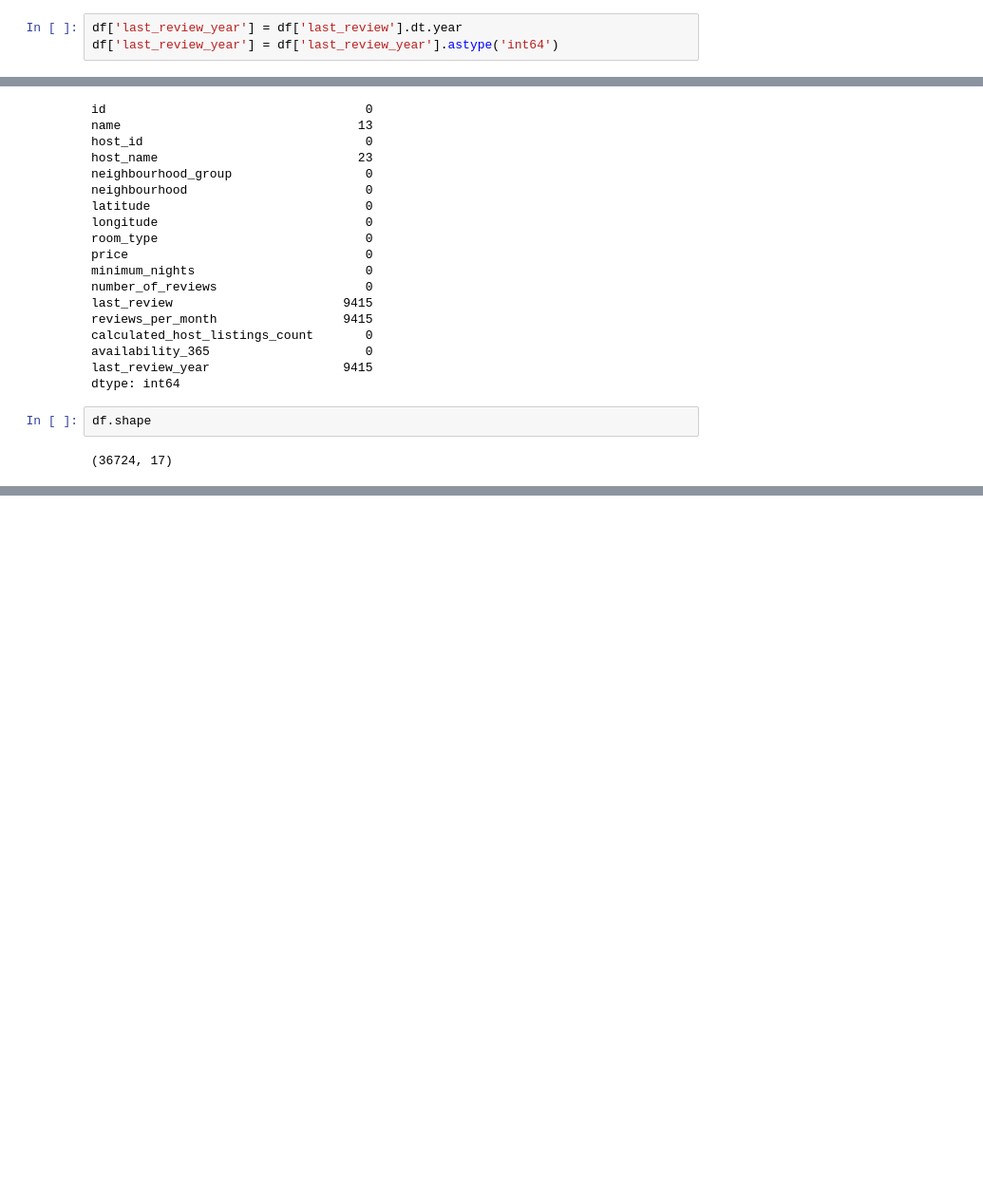
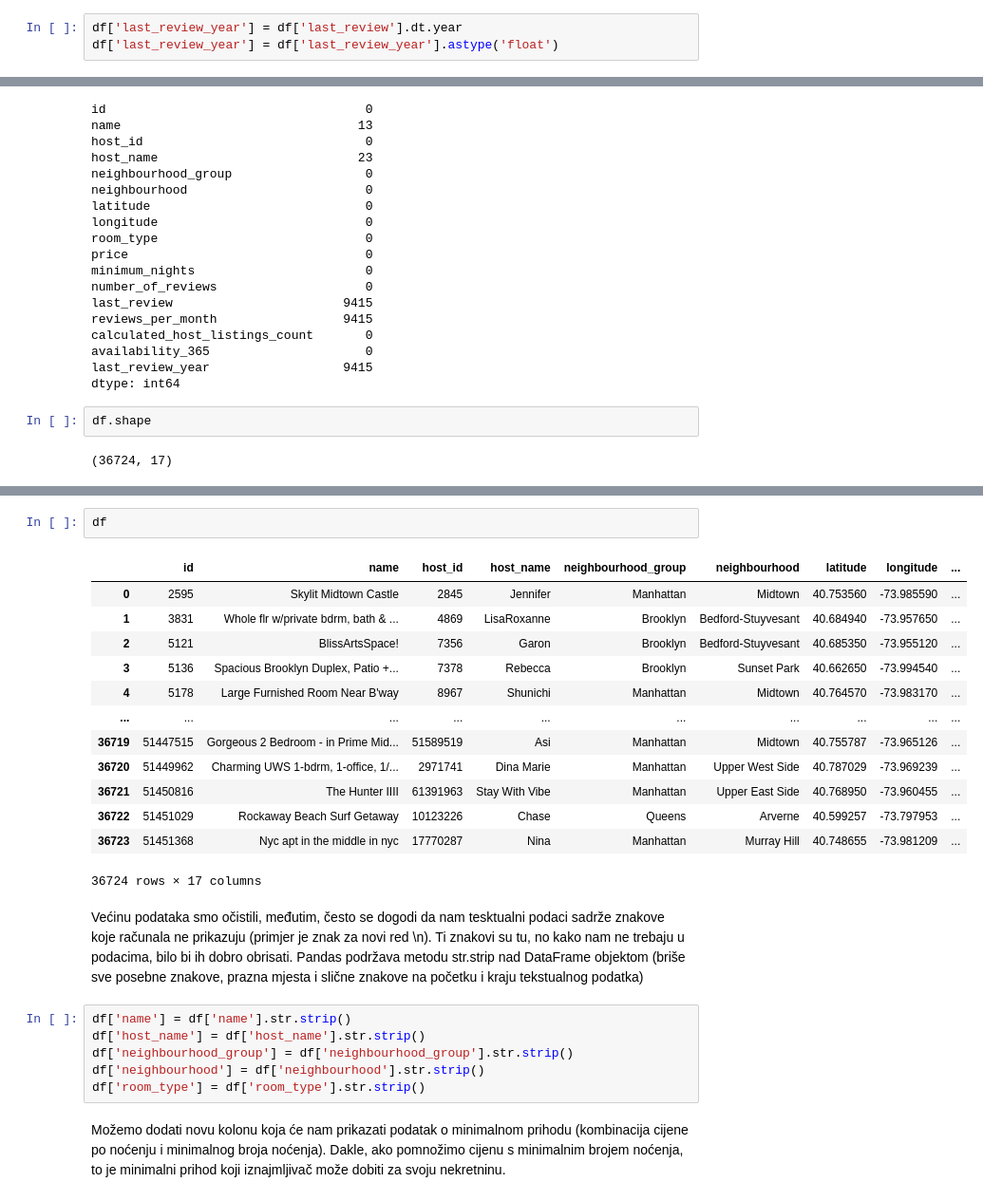
Before and after one commit to pinjamar/python_tasks_collection, a Jupyter notebook: algebra/26_panda/pandas_manipulacija_podacima.ipynb, the cells around one changed output, grey strips where cells are left out. Shown at 95% size. Cells and saved outputs as stored; diff of their text form; blank space fills up the shorter version.

Commit message:
panda practice

```diff
--- a/algebra/26_panda/pandas_manipulacija_podacima.ipynb
+++ b/algebra/26_panda/pandas_manipulacija_podacima.ipynb
@@ -57,4 +57,4 @@ availability_365                           int64
 dtype: object
 # %%
 df['last_review_year'] = df['last_review'].dt.year
-df['last_review_year'] = df['last_review_year'].astype('int64')
+df['last_review_year'] = df['last_review_year'].astype('float')
@@ -109,0 +228,26 @@ dtype: int64
+# %%
+df
+# %% [output]
+|  | id | name | host_id | host_name | neighbourhood_group | neighbourhood | latitude | longitude | ... |
+| 0 | 2595 | Skylit Midtown Castle | 2845 | Jennifer | Manhattan | Midtown | 40.753560 | -73.985590 | ... |
+| 1 | 3831 | Whole flr w/private bdrm, bath & ... | 4869 | LisaRoxanne | Brooklyn | Bedford-Stuyvesant | 40.684940 | -73.957650 | ... |
+| 2 | 5121 | BlissArtsSpace! | 7356 | Garon | Brooklyn | Bedford-Stuyvesant | 40.685350 | -73.955120 | ... |
+| 3 | 5136 | Spacious Brooklyn Duplex, Patio +... | 7378 | Rebecca | Brooklyn | Sunset Park | 40.662650 | -73.994540 | ... |
+| 4 | 5178 | Large Furnished Room Near B'way | 8967 | Shunichi | Manhattan | Midtown | 40.764570 | -73.983170 | ... |
+| ... | ... | ... | ... | ... | ... | ... | ... | ... | ... |
+| 36719 | 51447515 | Gorgeous 2 Bedroom - in Prime Mid... | 51589519 | Asi | Manhattan | Midtown | 40.755787 | -73.965126 | ... |
+| 36720 | 51449962 | Charming UWS 1-bdrm, 1-office, 1/... | 2971741 | Dina Marie | Manhattan | Upper West Side | 40.787029 | -73.969239 | ... |
+| 36721 | 51450816 | The Hunter IIII | 61391963 | Stay With Vibe | Manhattan | Upper East Side | 40.768950 | -73.960455 | ... |
+| 36722 | 51451029 | Rockaway Beach Surf Getaway | 10123226 | Chase | Queens | Arverne | 40.599257 | -73.797953 | ... |
+| 36723 | 51451368 | Nyc apt in the middle in nyc | 17770287 | Nina | Manhattan | Murray Hill | 40.748655 | -73.981209 | ... |
+36724 rows × 17 columns
+# %% [markdown]
+Većinu podataka smo očistili, međutim, često se dogodi da nam tesktualni podaci sadrže znakove koje računala ne prikazuju (primjer je znak za novi red \n). Ti znakovi su tu, no kako nam ne trebaju u podacima, bilo bi ih dobro obrisati. Pandas podržava metodu str.strip nad DataFrame objektom (briše sve posebne znakove, prazna mjesta i slične znakove na početku i kraju tekstualnog podatka)
+# %%
+df['name'] = df['name'].str.strip()
+df['host_name'] = df['host_name'].str.strip()
+df['neighbourhood_group'] = df['neighbourhood_group'].str.strip()
+df['neighbourhood'] = df['neighbourhood'].str.strip()
+df['room_type'] = df['room_type'].str.strip()
+# %% [markdown]
+Možemo dodati novu kolonu koja će nam prikazati podatak o minimalnom prihodu (kombinacija cijene po noćenju i minimalnog broja noćenja). Dakle, ako pomnožimo cijenu s minimalnim brojem noćenja, to je minimalni prihod koji iznajmljivač može dobiti za svoju nekretninu.
```
Also changed, not shown: parts of 62 cells of this notebook, 1 other file.
